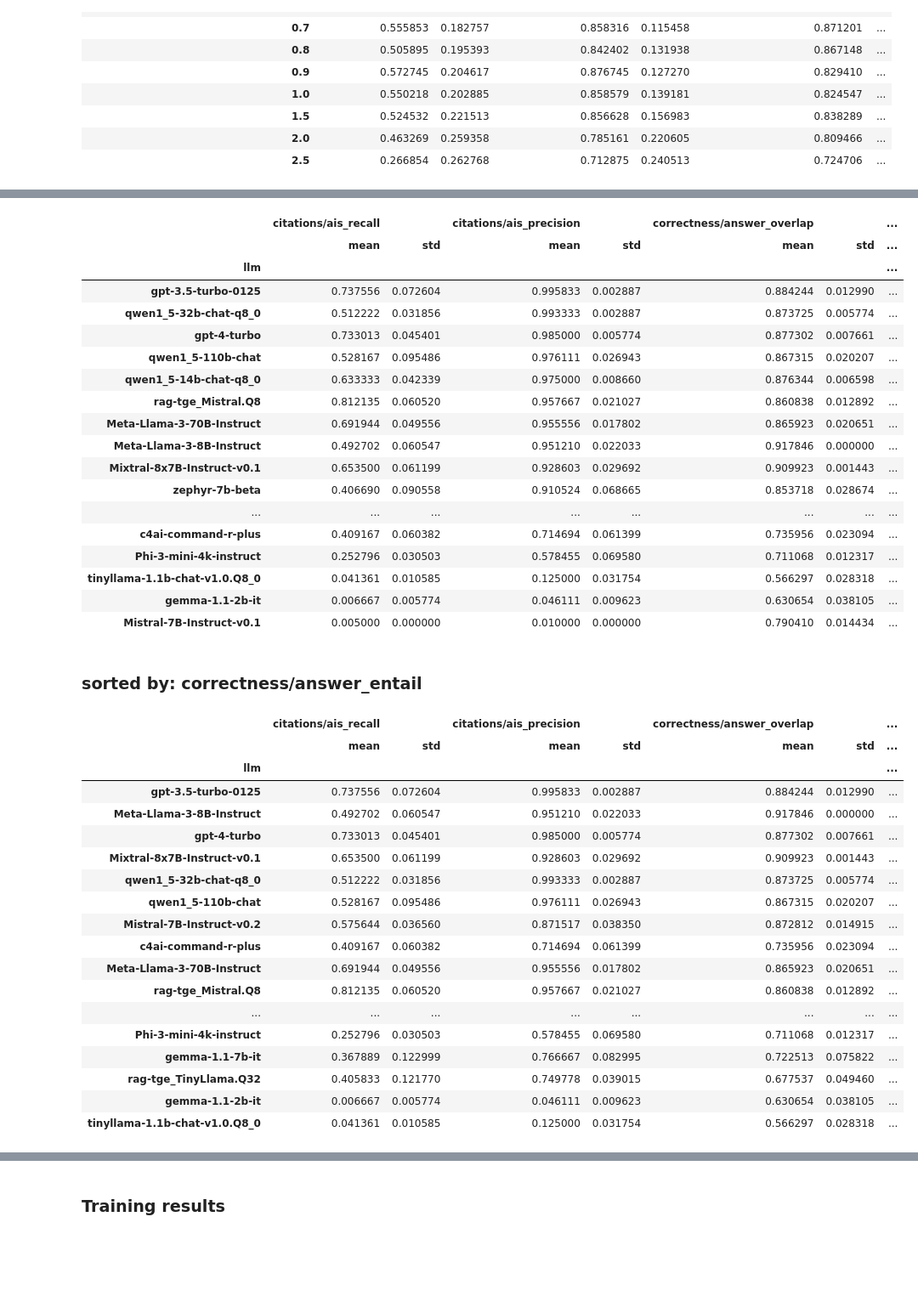
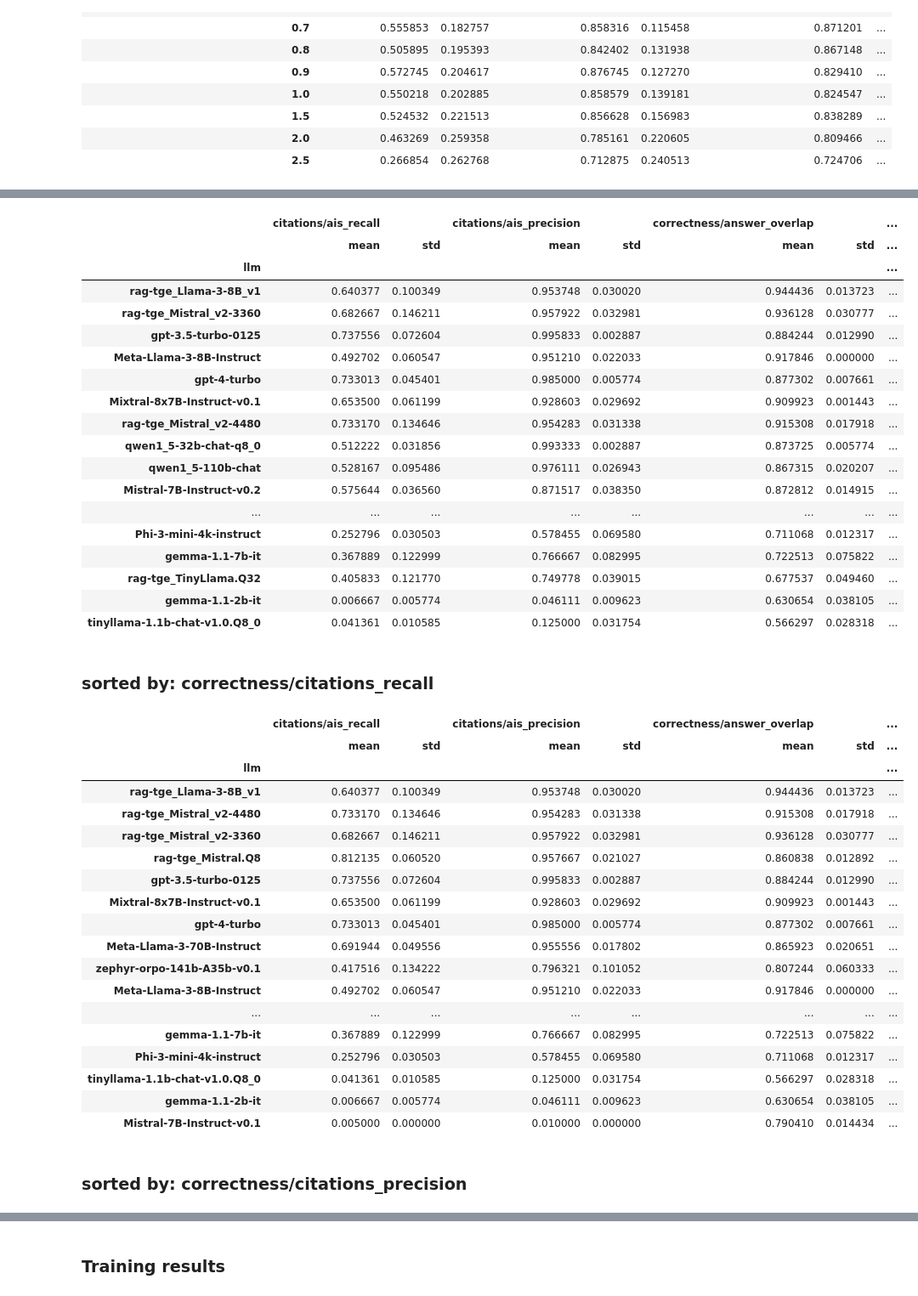
Before and after one commit to tdolega/rag-tge, a Jupyter notebook: src/results.ipynb, the cells around one changed output, grey strips where cells are left out. Shown: that part at 85% size. Drawn from its saved outputs; the diff is of its cells as text; code cells hidden in the pictures; blank space fills up the shorter version.

```diff
--- a/src/results.ipynb
+++ b/src/results.ipynb
@@ -154,11 +154,13 @@ eval_display
 # %%
 clean_results = show_cleaned_results(eval_display)
 for sort_by in [
+    ("citations/ais_recall", "mean"),
+    ("citations/ais_precision", "mean"),
+    ("correctness/answer_overlap", "mean"),
+    ("correctness/answer_entail", "mean"),
     ("correctness/citations_recall", "mean"),
     ("correctness/citations_precision", "mean"),
-    ("citations/ais_recall", "mean"),
-    ("citations/ais_precision", "mean"),
-    ("correctness/answer_entail", "mean"),
+    ("quality/answer_relevance", "mean"),
 ]:
     display(Markdown(f"### sorted by: {sort_by[0]}"))
     display(clean_results.sort_values(by=sort_by, ascending=False))
@@ -227,39 +229,40 @@ for sort_by in [
 |  | citations/ais_recall |  | citations/ais_precision |  | correctness/answer_overlap |  | ... |
 |  | mean | std | mean | std | mean | std | ... |
 | llm |  |  |  |  |  |  | ... |
+| rag-tge_Llama-3-8B_v1 | 0.640377 | 0.100349 | 0.953748 | 0.030020 | 0.944436 | 0.013723 | ... |
+| rag-tge_Mistral_v2-3360 | 0.682667 | 0.146211 | 0.957922 | 0.032981 | 0.936128 | 0.030777 | ... |
 | gpt-3.5-turbo-0125 | 0.737556 | 0.072604 | 0.995833 | 0.002887 | 0.884244 | 0.012990 | ... |
+| Meta-Llama-3-8B-Instruct | 0.492702 | 0.060547 | 0.951210 | 0.022033 | 0.917846 | 0.000000 | ... |
+| gpt-4-turbo | 0.733013 | 0.045401 | 0.985000 | 0.005774 | 0.877302 | 0.007661 | ... |
+| Mixtral-8x7B-Instruct-v0.1 | 0.653500 | 0.061199 | 0.928603 | 0.029692 | 0.909923 | 0.001443 | ... |
+| rag-tge_Mistral_v2-4480 | 0.733170 | 0.134646 | 0.954283 | 0.031338 | 0.915308 | 0.017918 | ... |
 | qwen1_5-32b-chat-q8_0 | 0.512222 | 0.031856 | 0.993333 | 0.002887 | 0.873725 | 0.005774 | ... |
-| gpt-4-turbo | 0.733013 | 0.045401 | 0.985000 | 0.005774 | 0.877302 | 0.007661 | ... |
 | qwen1_5-110b-chat | 0.528167 | 0.095486 | 0.976111 | 0.026943 | 0.867315 | 0.020207 | ... |
-| qwen1_5-14b-chat-q8_0 | 0.633333 | 0.042339 | 0.975000 | 0.008660 | 0.876344 | 0.006598 | ... |
-| rag-tge_Mistral.Q8 | 0.812135 | 0.060520 | 0.957667 | 0.021027 | 0.860838 | 0.012892 | ... |
-| Meta-Llama-3-70B-Instruct | 0.691944 | 0.049556 | 0.955556 | 0.017802 | 0.865923 | 0.020651 | ... |
-| Meta-Llama-3-8B-Instruct | 0.492702 | 0.060547 | 0.951210 | 0.022033 | 0.917846 | 0.000000 | ... |
-| Mixtral-8x7B-Instruct-v0.1 | 0.653500 | 0.061199 | 0.928603 | 0.029692 | 0.909923 | 0.001443 | ... |
-| zephyr-7b-beta | 0.406690 | 0.090558 | 0.910524 | 0.068665 | 0.853718 | 0.028674 | ... |
+| Mistral-7B-Instruct-v0.2 | 0.575644 | 0.036560 | 0.871517 | 0.038350 | 0.872812 | 0.014915 | ... |
 | ... | ... | ... | ... | ... | ... | ... | ... |
-| c4ai-command-r-plus | 0.409167 | 0.060382 | 0.714694 | 0.061399 | 0.735956 | 0.023094 | ... |
 | Phi-3-mini-4k-instruct | 0.252796 | 0.030503 | 0.578455 | 0.069580 | 0.711068 | 0.012317 | ... |
+| gemma-1.1-7b-it | 0.367889 | 0.122999 | 0.766667 | 0.082995 | 0.722513 | 0.075822 | ... |
+| rag-tge_TinyLlama.Q32 | 0.405833 | 0.121770 | 0.749778 | 0.039015 | 0.677537 | 0.049460 | ... |
+| gemma-1.1-2b-it | 0.006667 | 0.005774 | 0.046111 | 0.009623 | 0.630654 | 0.038105 | ... |
 | tinyllama-1.1b-chat-v1.0.Q8_0 | 0.041361 | 0.010585 | 0.125000 | 0.031754 | 0.566297 | 0.028318 | ... |
-| gemma-1.1-2b-it | 0.006667 | 0.005774 | 0.046111 | 0.009623 | 0.630654 | 0.038105 | ... |
-| Mistral-7B-Instruct-v0.1 | 0.005000 | 0.000000 | 0.010000 | 0.000000 | 0.790410 | 0.014434 | ... |
-### sorted by: correctness/answer_entail
+### sorted by: correctness/citations_recall
 |  | citations/ais_recall |  | citations/ais_precision |  | correctness/answer_overlap |  | ... |
 |  | mean | std | mean | std | mean | std | ... |
 | llm |  |  |  |  |  |  | ... |
+| rag-tge_Llama-3-8B_v1 | 0.640377 | 0.100349 | 0.953748 | 0.030020 | 0.944436 | 0.013723 | ... |
+| rag-tge_Mistral_v2-4480 | 0.733170 | 0.134646 | 0.954283 | 0.031338 | 0.915308 | 0.017918 | ... |
+| rag-tge_Mistral_v2-3360 | 0.682667 | 0.146211 | 0.957922 | 0.032981 | 0.936128 | 0.030777 | ... |
+| rag-tge_Mistral.Q8 | 0.812135 | 0.060520 | 0.957667 | 0.021027 | 0.860838 | 0.012892 | ... |
 | gpt-3.5-turbo-0125 | 0.737556 | 0.072604 | 0.995833 | 0.002887 | 0.884244 | 0.012990 | ... |
+| Mixtral-8x7B-Instruct-v0.1 | 0.653500 | 0.061199 | 0.928603 | 0.029692 | 0.909923 | 0.001443 | ... |
+| gpt-4-turbo | 0.733013 | 0.045401 | 0.985000 | 0.005774 | 0.877302 | 0.007661 | ... |
+| Meta-Llama-3-70B-Instruct | 0.691944 | 0.049556 | 0.955556 | 0.017802 | 0.865923 | 0.020651 | ... |
+| zephyr-orpo-141b-A35b-v0.1 | 0.417516 | 0.134222 | 0.796321 | 0.101052 | 0.807244 | 0.060333 | ... |
 | Meta-Llama-3-8B-Instruct | 0.492702 | 0.060547 | 0.951210 | 0.022033 | 0.917846 | 0.000000 | ... |
-| gpt-4-turbo | 0.733013 | 0.045401 | 0.985000 | 0.005774 | 0.877302 | 0.007661 | ... |
-| Mixtral-8x7B-Instruct-v0.1 | 0.653500 | 0.061199 | 0.928603 | 0.029692 | 0.909923 | 0.001443 | ... |
-| qwen1_5-32b-chat-q8_0 | 0.512222 | 0.031856 | 0.993333 | 0.002887 | 0.873725 | 0.005774 | ... |
-| qwen1_5-110b-chat | 0.528167 | 0.095486 | 0.976111 | 0.026943 | 0.867315 | 0.020207 | ... |
-| Mistral-7B-Instruct-v0.2 | 0.575644 | 0.036560 | 0.871517 | 0.038350 | 0.872812 | 0.014915 | ... |
-| c4ai-command-r-plus | 0.409167 | 0.060382 | 0.714694 | 0.061399 | 0.735956 | 0.023094 | ... |
-| Meta-Llama-3-70B-Instruct | 0.691944 | 0.049556 | 0.955556 | 0.017802 | 0.865923 | 0.020651 | ... |
-| rag-tge_Mistral.Q8 | 0.812135 | 0.060520 | 0.957667 | 0.021027 | 0.860838 | 0.012892 | ... |
 | ... | ... | ... | ... | ... | ... | ... | ... |
+| gemma-1.1-7b-it | 0.367889 | 0.122999 | 0.766667 | 0.082995 | 0.722513 | 0.075822 | ... |
 | Phi-3-mini-4k-instruct | 0.252796 | 0.030503 | 0.578455 | 0.069580 | 0.711068 | 0.012317 | ... |
-| gemma-1.1-7b-it | 0.367889 | 0.122999 | 0.766667 | 0.082995 | 0.722513 | 0.075822 | ... |
-| rag-tge_TinyLlama.Q32 | 0.405833 | 0.121770 | 0.749778 | 0.039015 | 0.677537 | 0.049460 | ... |
+| tinyllama-1.1b-chat-v1.0.Q8_0 | 0.041361 | 0.010585 | 0.125000 | 0.031754 | 0.566297 | 0.028318 | ... |
 | gemma-1.1-2b-it | 0.006667 | 0.005774 | 0.046111 | 0.009623 | 0.630654 | 0.038105 | ... |
-| tinyllama-1.1b-chat-v1.0.Q8_0 | 0.041361 | 0.010585 | 0.125000 | 0.031754 | 0.566297 | 0.028318 | ... |
+| Mistral-7B-Instruct-v0.1 | 0.005000 | 0.000000 | 0.010000 | 0.000000 | 0.790410 | 0.014434 | ... |
+### sorted by: correctness/citations_precision
```
Also changed, not shown: parts of 3 cells of this notebook, 11 other files.
